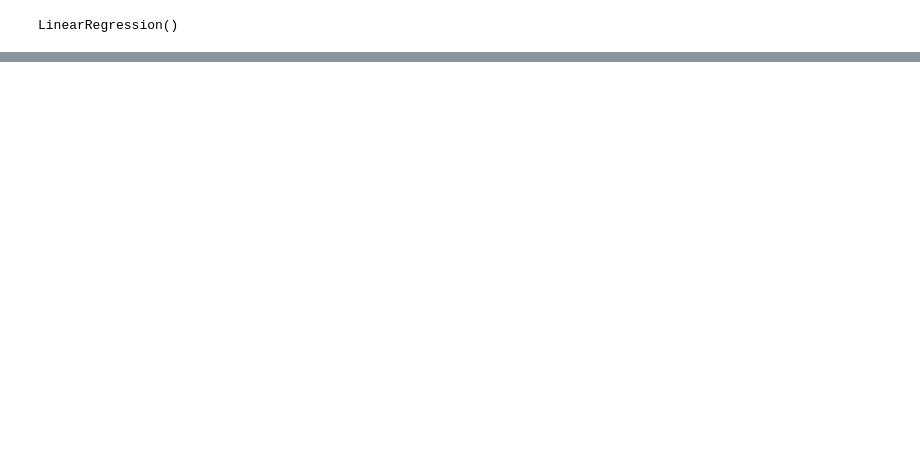
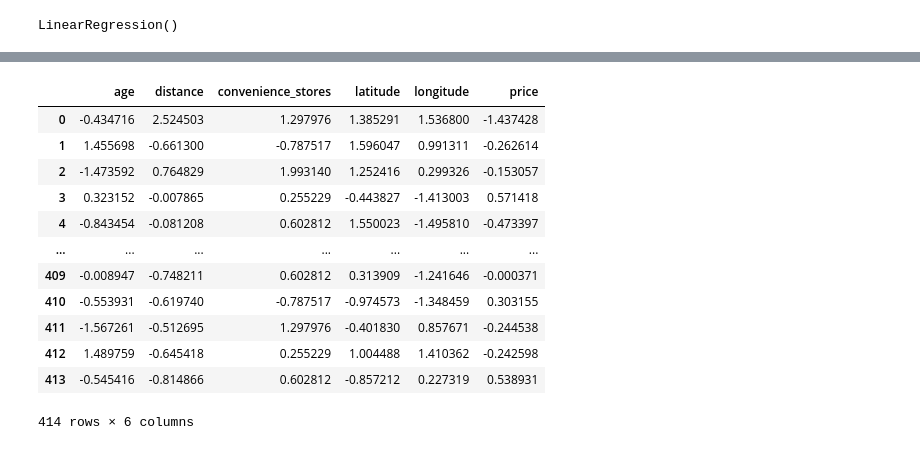
Before and after one commit to skhicha/Shubham-Khicha, a Jupyter notebook: python5.ipynb, the cells around one changed output, grey strips where cells are left out. Cells and saved outputs as stored; diff of their text form; code cells hidden in the pictures; blank space fills up the shorter version.

```diff
--- a/python5.ipynb
+++ b/python5.ipynb
@@ -51,0 +90,5 @@ df2
+# %%
+from sklearn.preprocessing import StandardScaler
+std = StandardScaler()
+std_data = std.fit_transform(df)
+std_data
@@ -51,0 +109,18 @@ df2
+# %%
+df = pd.DataFrame(std_data)
+df.columns = ['age', 'distance', 'convenience_stores', 'latitude', 'longitude', 'price']
+df
+# %% [output]
+|  | age | distance | convenience_stores | latitude | longitude | price |
+| 0 | -0.434716 | 2.524503 | 1.297976 | 1.385291 | 1.536800 | -1.437428 |
+| 1 | 1.455698 | -0.661300 | -0.787517 | 1.596047 | 0.991311 | -0.262614 |
+| 2 | -1.473592 | 0.764829 | 1.993140 | 1.252416 | 0.299326 | -0.153057 |
+| 3 | 0.323152 | -0.007865 | 0.255229 | -0.443827 | -1.413003 | 0.571418 |
+| 4 | -0.843454 | -0.081208 | 0.602812 | 1.550023 | -1.495810 | -0.473397 |
+| ... | ... | ... | ... | ... | ... | ... |
+| 409 | -0.008947 | -0.748211 | 0.602812 | 0.313909 | -1.241646 | -0.000371 |
+| 410 | -0.553931 | -0.619740 | -0.787517 | -0.974573 | -1.348459 | 0.303155 |
+| 411 | -1.567261 | -0.512695 | 1.297976 | -0.401830 | 0.857671 | -0.244538 |
+| 412 | 1.489759 | -0.645418 | 0.255229 | 1.004488 | 1.410362 | -0.242598 |
+| 413 | -0.545416 | -0.814866 | 0.602812 | -0.857212 | 0.227319 | 0.538931 |
+414 rows × 6 columns
```
Also changed, not shown: parts of 16 cells of this notebook.
